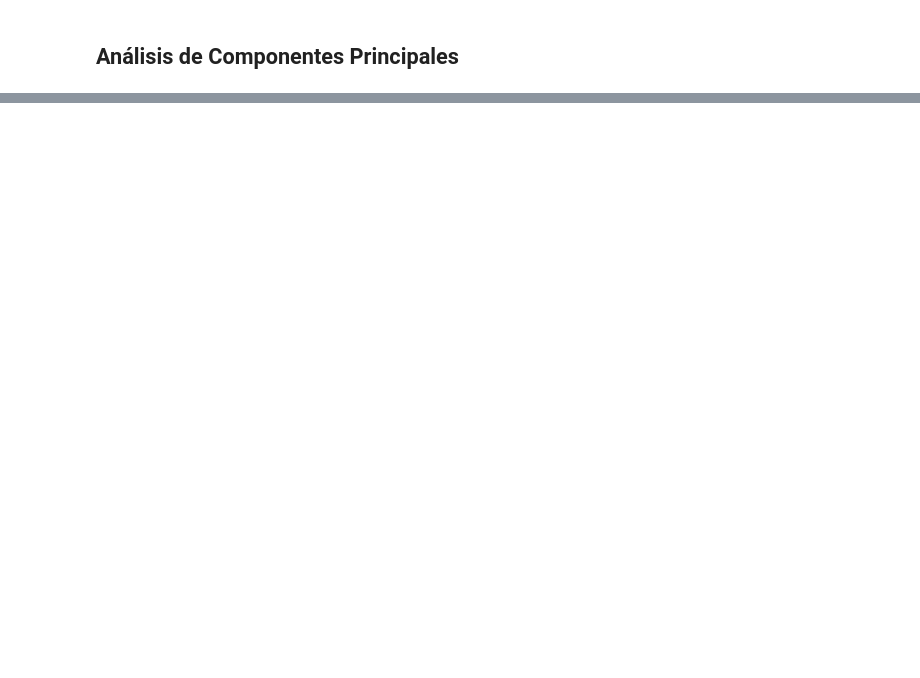
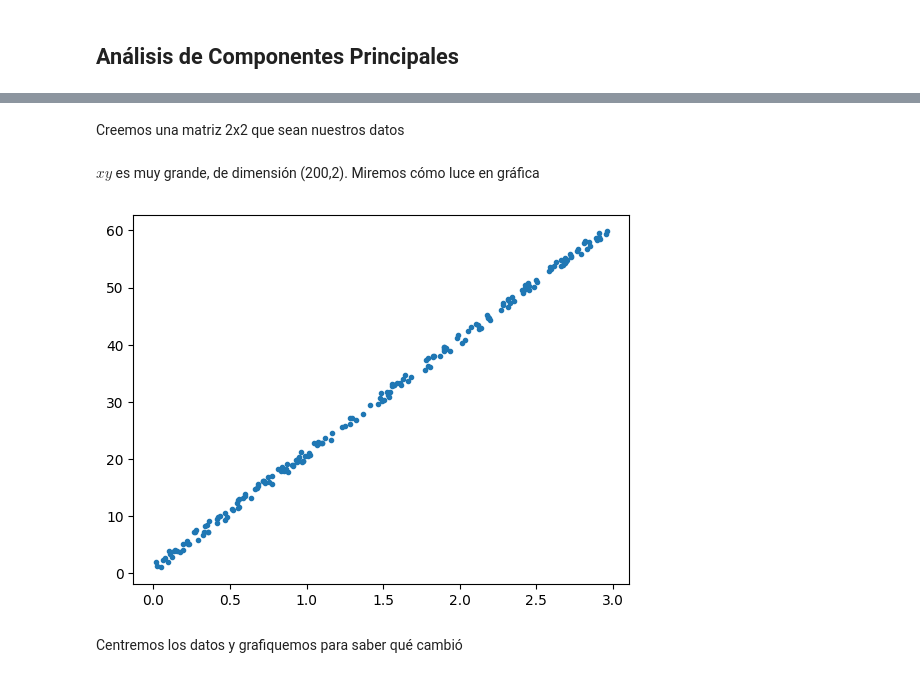
Before and after one commit to robertbarac/MatematicasParaRedesNeuronalesYQuimiometriaEnPythonDesdeCero, a Jupyter notebook: pca.ipynb, the cells around one changed output, grey strips where cells are left out. Cells and saved outputs as stored; diff of their text form; code cells hidden in the pictures; blank space fills up the shorter version.

```diff
--- a/pca.ipynb
+++ b/pca.ipynb
@@ -14,0 +96,20 @@ PCA consiste en:
+# %% [markdown]
+Creemos una matriz 2x2 que sean nuestros datos
+# %%
+np.random.seed(42)
+x = 3*np.random.rand(200)
+y = 20*x + 2*np.random.rand(200)
+
+x = x.reshape(200,1)
+y = y.reshape(200,1)
+# %%
+xy = np.hstack([x, y])
+# %% [markdown]
+$xy$ es muy grande, de dimensión (200,2). Miremos cómo luce en gráfica
+# %%
+plt.plot(xy[:, 0], xy[:, 1], '.')
+plt.show()
+# %% [output]
+[figure, added]
+# %% [markdown]
+Centremos los datos y grafiquemos para saber qué cambió
```
Also changed, not shown: parts of 25 cells of this notebook, 1 other file.
